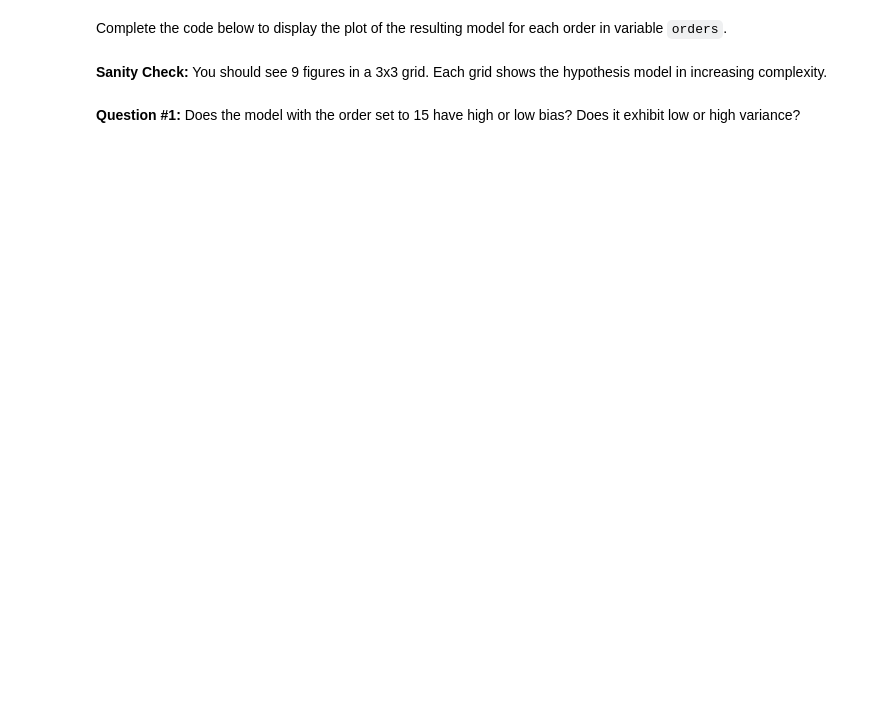
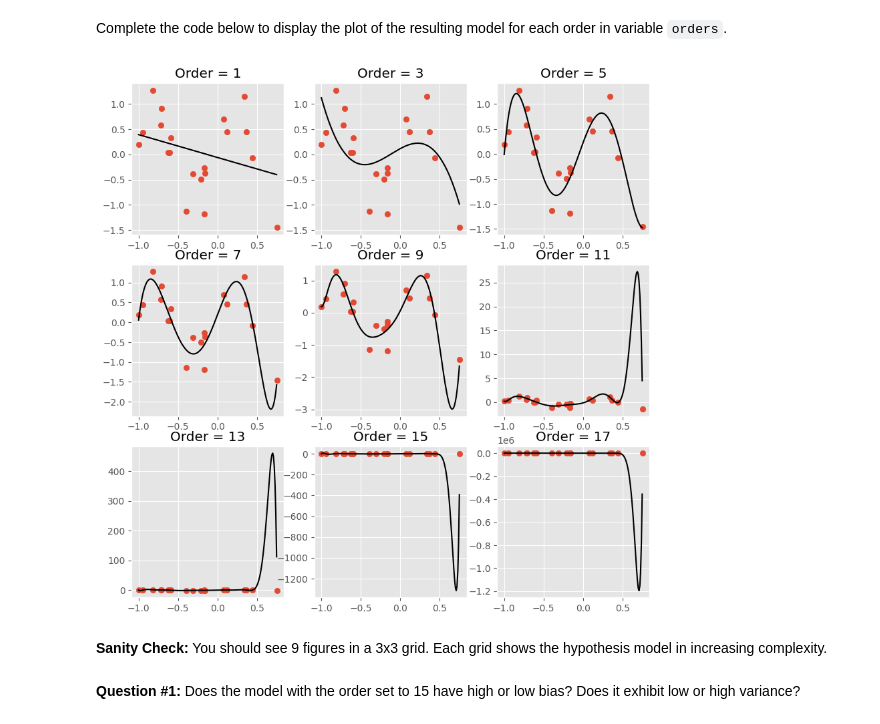
Before and after one commit to ubergonmx/stintsy-data, a Jupyter notebook: n3/03 - Regularized Linear Regression - Blank.ipynb, the cells around one changed output. Cells and saved outputs as stored; diff of their text form; code cells hidden in the pictures; blank space fills up the shorter version.

```diff
--- a/n3/03 - Regularized Linear Regression - Blank.ipynb
+++ b/n3/03 - Regularized Linear Regression - Blank.ipynb
@@ -132,6 +158,8 @@ plt.scatter(over_x, over_y)
 Perform feature transform to our data by using the function `np.polyfit()` and setting the degree to `12`. Assign the return value to variable `weights`. Then, assign the feature transform function to variable `fit_fn`.
 # %%
 # Write your code here
+weights = np.polyfit(over_x, over_y, 12)
+fit_fn = np.poly1d(weights)
 # %% [markdown]
 Plot the resulting model.
 # %%
@@ -170,23 +206,25 @@ Complete the code below to display the plot of the resulting model for each orde
 # %%
 weights = {}
 plt.figure(figsize=(10, 10))
 for i in range(len(orders)):
     order = orders[i]
 
     # Write your code here
-    weight = None
-    fit_fn = None
+    weight = np.polyfit(over_x, over_y, order)
+    fit_fn = np.poly1d(weight)
 
     plt.subplot(3, 3, i + 1)
     plt.scatter(over_x, over_y)
 
     X_range = np.arange(np.min(over_x), np.max(over_x), 0.01)
     y_range = fit_fn(X_range)
     plt.plot(X_range, y_range, 'k')
     plt.title('Order = ' + str(orders[i]))
 
     # This will get the weights of the generated model
     weights[order] = weight
+# %% [output]
+[figure, added]
 # %% [markdown]
 **Sanity Check:** You should see 9 figures in a 3x3 grid. Each grid shows the hypothesis model in increasing complexity.
 # %% [markdown]
```
Also changed, not shown: parts of 115 cells of this notebook, 1 other file.
